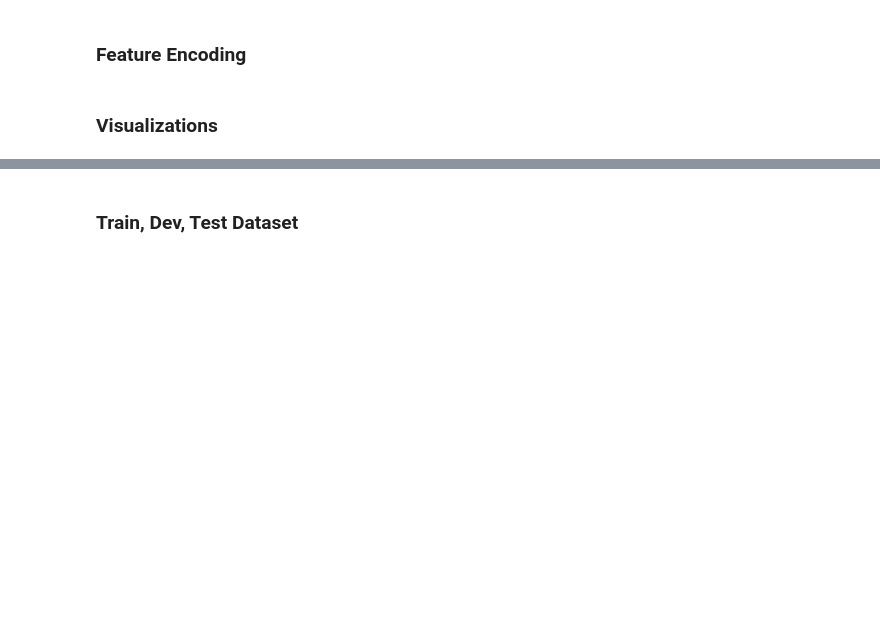
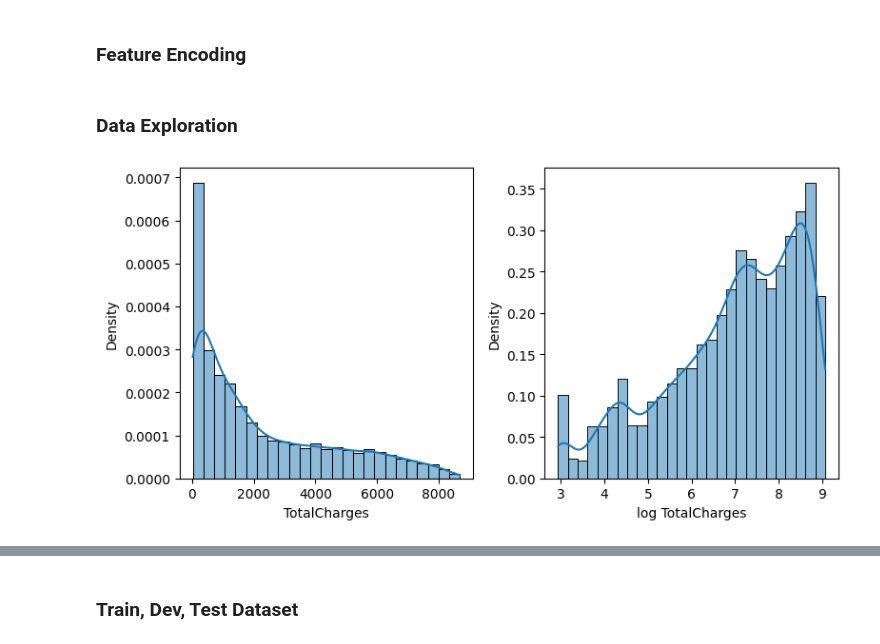
Before and after one commit to beatricecitterio/hacklab, a Jupyter notebook: ml_v2.ipynb, the cells around one changed output, grey strips where cells are left out. Drawn from its saved outputs; the diff is of its cells as text; code cells hidden in the pictures; blank space fills up the shorter version.

```diff
--- a/ml_v2.ipynb
+++ b/ml_v2.ipynb
@@ -95,2 +109,20 @@ clients = pd.get_dummies(clients, drop_first=True)
 # %% [markdown]
-### Visualizations
+### Data Exploration
+# %%
+fig, ax = plt.subplots(1, 2, figsize=(8, 4))
+
+charges = clients["TotalCharges"]
+charges_ln = np.log(charges)
+
+# plot histogram for the charges
+sns.histplot(charges, kde=True, stat="density", ax=ax[0])
+ax[0].set_xlim()
+
+# plot histogram for logarithm of the charges
+sns.histplot(charges_ln, kde=True, stat="density", ax=ax[1])
+ax[1].set_xlabel("log TotalCharges")
+
+plt.tight_layout()
+plt.show()
+# %% [output]
+[figure, added]
```
Also changed, not shown: parts of 40 cells of this notebook.
